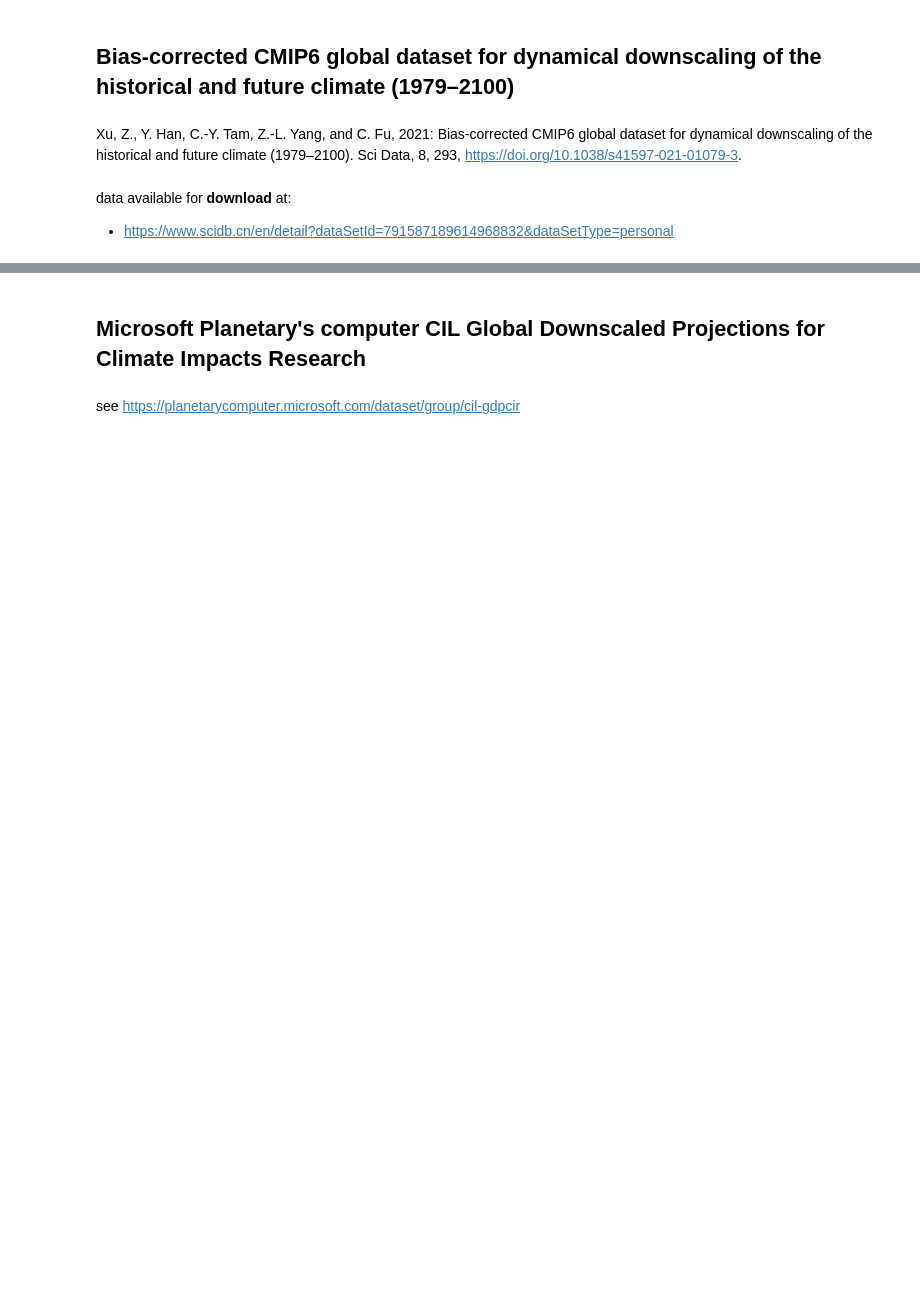
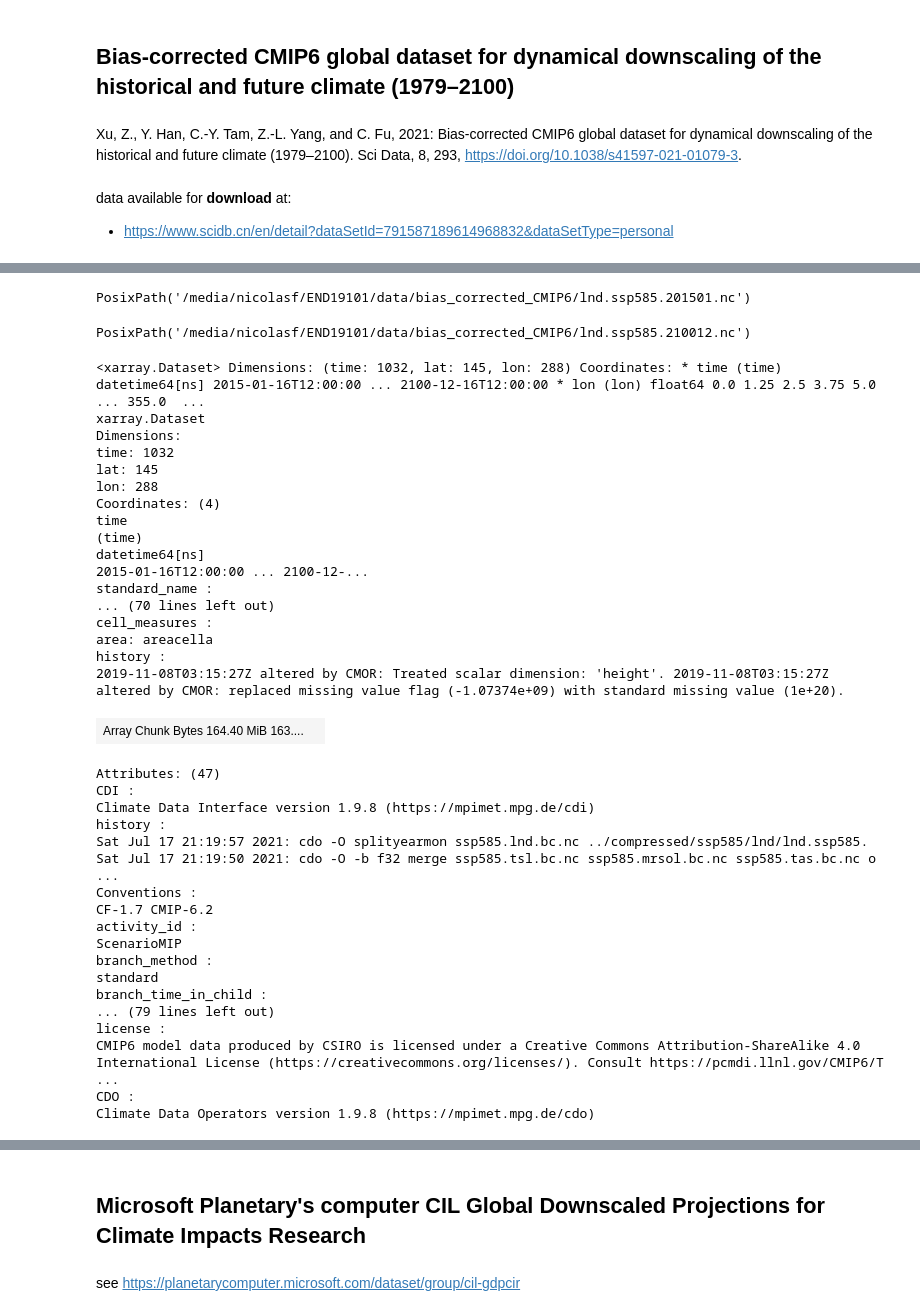
Before and after one commit to nicolasfauchereau/climate_data_analytics, a Jupyter notebook: notebooks/downscaled_CMIP6.ipynb, the cells around one changed output, grey strips where cells are left out. Cells and saved outputs as stored; diff of their text form; code cells hidden in the pictures; blank space fills up the shorter version.

```diff
--- a/notebooks/downscaled_CMIP6.ipynb
+++ b/notebooks/downscaled_CMIP6.ipynb
@@ -61,0 +71,2 @@ data available for **download** at:
+# %%
+lfiles.sort()
@@ -61,0 +77,8 @@ data available for **download** at:
+# %%
+lfiles[0]
+# %% [output]
+PosixPath('/media/nicolasf/END19101/data/bias_corrected_CMIP6/lnd.ssp585.201501.nc')
+# %%
+lfiles[-1]
+# %% [output]
+PosixPath('/media/nicolasf/END19101/data/bias_corrected_CMIP6/lnd.ssp585.210012.nc')
@@ -61,0 +91,38 @@ data available for **download** at:
+# %%
+dset
+# %% [output]
+<xarray.Dataset> Dimensions: (time: 1032, lat: 145, lon: 288) Coordinates: * time (time) datetime64[ns] 2015-01-16T12:00:00 ... 2100-12-16T12:00:00 * lon (lon) float64 0.0 1.25 2.5 3.75 5.0 ... 355.0  ...
+xarray.Dataset
+Dimensions:
+time: 1032
+lat: 145
+lon: 288
+Coordinates: (4)
+time
+(time)
+datetime64[ns]
+2015-01-16T12:00:00 ... 2100-12-...
+standard_name :
+... (70 lines left out)
+cell_measures :
+area: areacella
+history :
+2019-11-08T03:15:27Z altered by CMOR: Treated scalar dimension: 'height'. 2019-11-08T03:15:27Z altered by CMOR: replaced missing value flag (-1.07374e+09) with standard missing value (1e+20).
+| Array Chunk Bytes 164.40 MiB 163.... |  |
+Attributes: (47)
+CDI :
+Climate Data Interface version 1.9.8 (https://mpimet.mpg.de/cdi)
+history :
+Sat Jul 17 21:19:57 2021: cdo -O splityearmon ssp585.lnd.bc.nc ../compressed/ssp585/lnd/lnd.ssp585. Sat Jul 17 21:19:50 2021: cdo -O -b f32 merge ssp585.tsl.bc.nc ssp585.mrsol.bc.nc ssp585.tas.bc.nc o ...
+Conventions :
+CF-1.7 CMIP-6.2
+activity_id :
+ScenarioMIP
+branch_method :
+standard
+branch_time_in_child :
+... (79 lines left out)
+license :
+CMIP6 model data produced by CSIRO is licensed under a Creative Commons Attribution-ShareAlike 4.0 International License (https://creativecommons.org/licenses/). Consult https://pcmdi.llnl.gov/CMIP6/T ...
+CDO :
+Climate Data Operators version 1.9.8 (https://mpimet.mpg.de/cdo)
```
Also changed, not shown: parts of 13 cells of this notebook, 4 other files.
